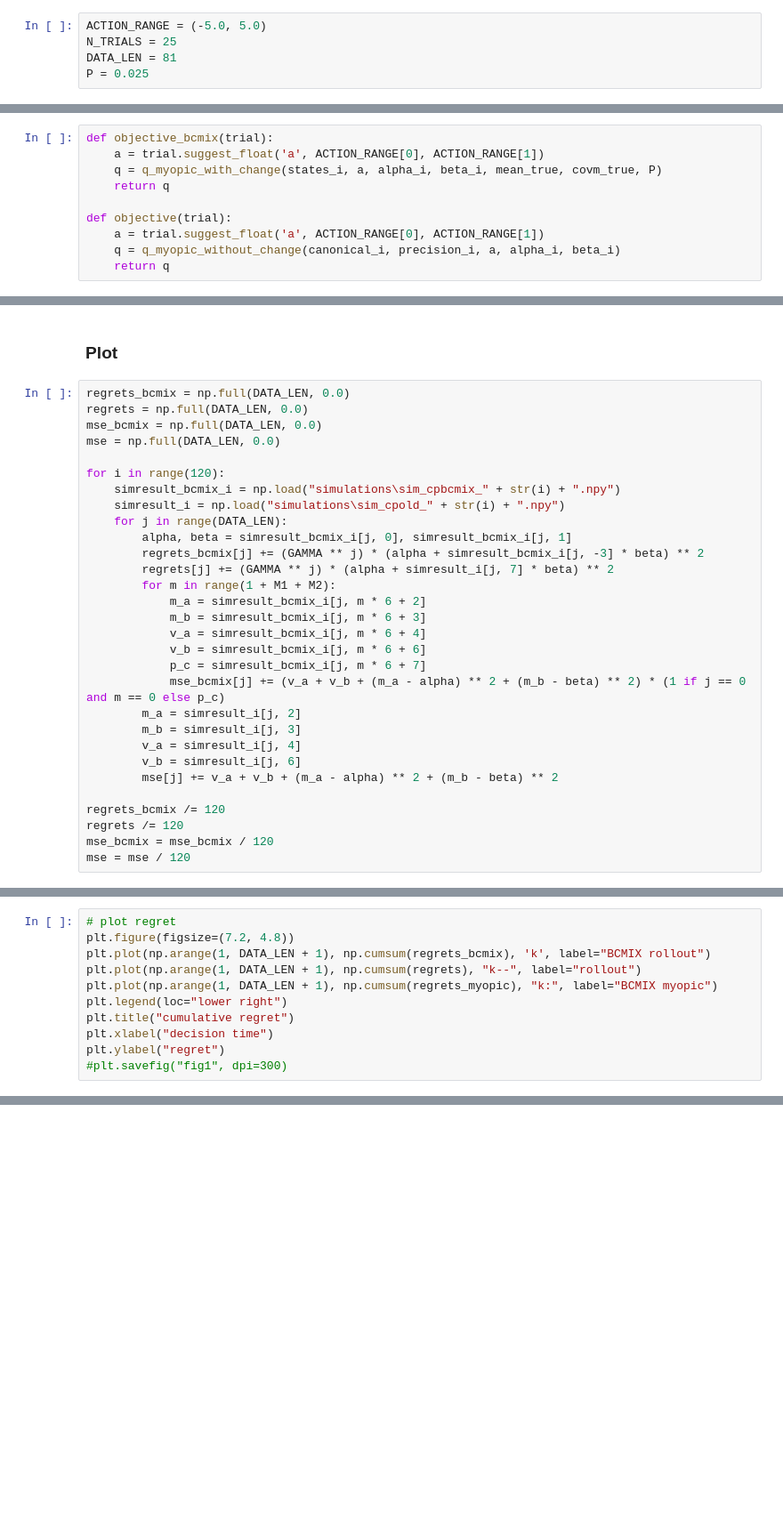
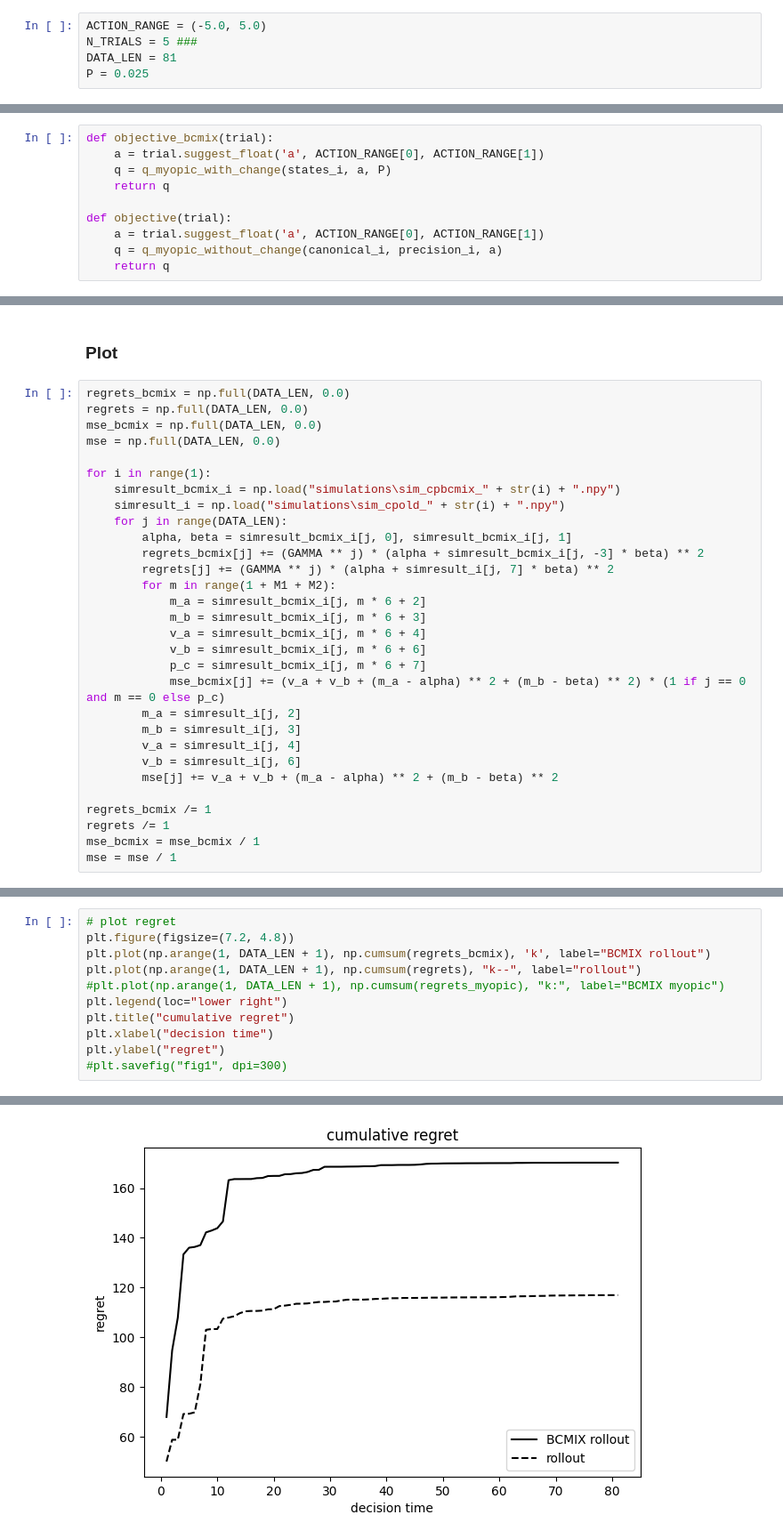
Before and after one commit to YingruWuGit/BCMIX_RL, a Jupyter notebook: with_change.ipynb, the cells around one changed output, grey strips where cells are left out. Shown: that part at 89% size. Cells and saved outputs as stored; diff of their text form; blank space fills up the shorter version.

```diff
--- a/with_change.ipynb
+++ b/with_change.ipynb
@@ -6,7 +6,7 @@ import matplotlib.pyplot as plt
 from bcmix import *
 # %%
 ACTION_RANGE = (-5.0, 5.0)
-N_TRIALS = 25
+N_TRIALS = 5 ###
 DATA_LEN = 81
 P = 0.025
 # %%
@@ -27,12 +29,12 @@ print(alpha, beta, myopic(canonical_0, precision_0))
 # %%
 def objective_bcmix(trial):
     a = trial.suggest_float('a', ACTION_RANGE[0], ACTION_RANGE[1])
-    q = q_myopic_with_change(states_i, a, alpha_i, beta_i, mean_true, covm_true, P)
+    q = q_myopic_with_change(states_i, a, P)
     return q
 
 def objective(trial):
     a = trial.suggest_float('a', ACTION_RANGE[0], ACTION_RANGE[1])
-    q = q_myopic_without_change(canonical_i, precision_i, a, alpha_i, beta_i)
+    q = q_myopic_without_change(canonical_i, precision_i, a)
     return q
 # %%
 def valid_param(alpha_new, beta_new):
@@ -151,7 +171,7 @@ regrets = np.full(DATA_LEN, 0.0)
 mse_bcmix = np.full(DATA_LEN, 0.0)
 mse = np.full(DATA_LEN, 0.0)
 
-for i in range(120):
+for i in range(1):
     simresult_bcmix_i = np.load("simulations\sim_cpbcmix_" + str(i) + ".npy")
     simresult_i = np.load("simulations\sim_cpold_" + str(i) + ".npy")
     for j in range(DATA_LEN):
@@ -171,10 +191,10 @@ for i in range(120):
         v_b = simresult_i[j, 6]
         mse[j] += v_a + v_b + (m_a - alpha) ** 2 + (m_b - beta) ** 2
 
-regrets_bcmix /= 120
-regrets /= 120
-mse_bcmix = mse_bcmix / 120
-mse = mse / 120
+regrets_bcmix /= 1
+regrets /= 1
+mse_bcmix = mse_bcmix / 1
+mse = mse / 1
 # %%
 regrets_myopic = np.full(DATA_LEN, 0.0)
 mse_myopic = np.full(DATA_LEN, 0.0)
@@ -203,9 +223,10 @@ mse_myopic = mse_myopic / ii
 plt.figure(figsize=(7.2, 4.8))
 plt.plot(np.arange(1, DATA_LEN + 1), np.cumsum(regrets_bcmix), 'k', label="BCMIX rollout")
 plt.plot(np.arange(1, DATA_LEN + 1), np.cumsum(regrets), "k--", label="rollout")
-plt.plot(np.arange(1, DATA_LEN + 1), np.cumsum(regrets_myopic), "k:", label="BCMIX myopic")
+#plt.plot(np.arange(1, DATA_LEN + 1), np.cumsum(regrets_myopic), "k:", label="BCMIX myopic")
 plt.legend(loc="lower right")
 plt.title("cumulative regret")
 plt.xlabel("decision time")
 plt.ylabel("regret")
 #plt.savefig("fig1", dpi=300)
+# %% [output]
@@ -212,3 +234,4 @@ plt.ylabel("regret")
+[figure, added]
 # %%
 # plot mse
 plt.figure(figsize=(7.2, 4.8))
```
Also changed, not shown: parts of 4 cells of this notebook, 1 other file.
